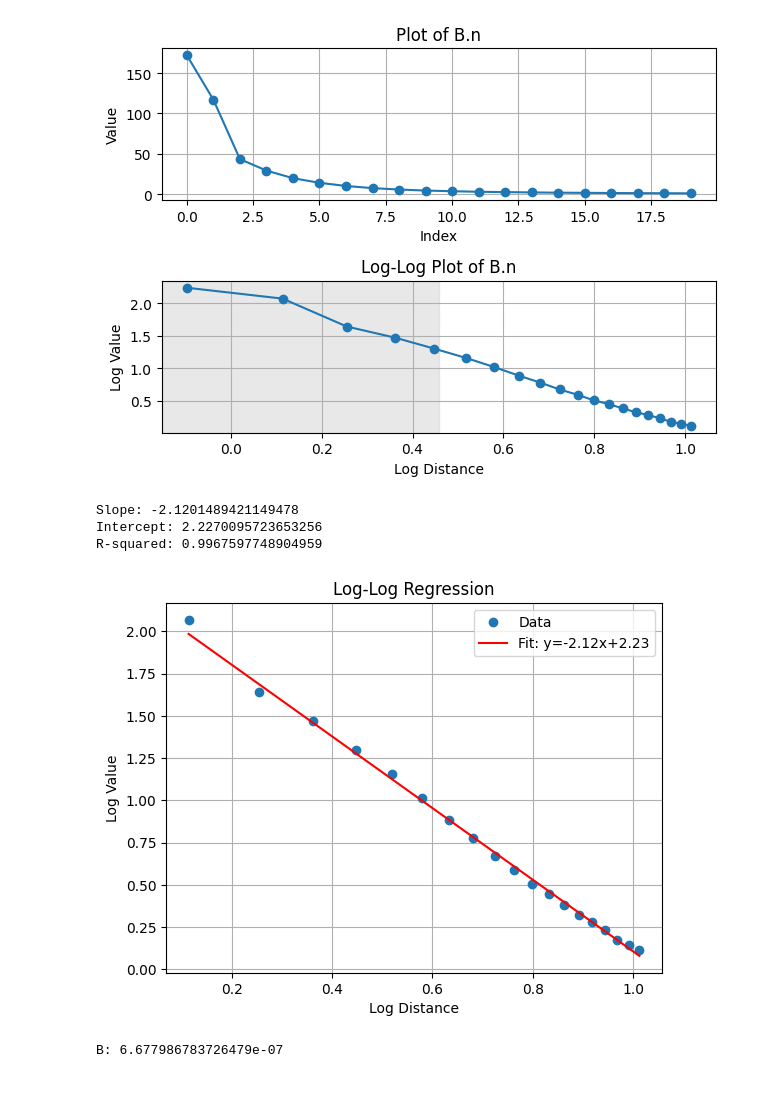
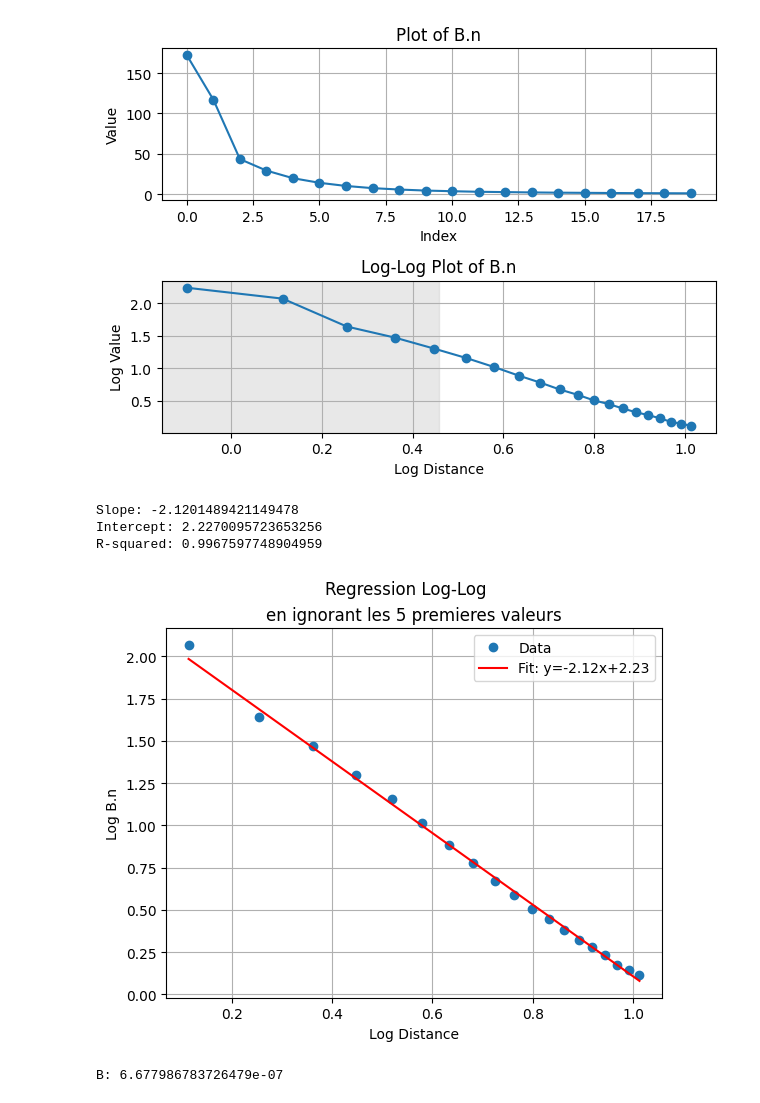
Before and after one commit to FuriousBird/TIPE_Dynamo, a Jupyter notebook: teslametre/modelisation_dist.ipynb, the cells around one changed output. Drawn from its saved outputs; the diff is of its cells as text; code cells hidden in the pictures.

```diff
--- a/teslametre/modelisation.ipynb
+++ b/teslametre/modelisation_dist.ipynb
@@ -37,29 +42,30 @@ plt.show()
 # %%
 from scipy.stats import linregress
 
 # Perform linear regression on the log-log data
 N = 5 #number of points to skip
 slope, intercept, r_value, p_value, std_err = linregress(logdist[N:], logvals[N:])  # Exclude -inf value at index 0
 
 print(f"Slope: {slope}")
 print(f"Intercept: {intercept}")
 print(f"R-squared: {r_value**2}")
 
 # Plot the regression line along with the data
 plt.figure()
 plt.plot(logdist[1:], logvals[1:], 'o', label='Data')  # Exclude -inf value at index 0
 plt.plot(logdist[1:], slope * logdist[1:] + intercept, 'r', label=f'Fit: y={slope:.2f}x+{intercept:.2f}')
 plt.xlabel('Log Distance')
-plt.ylabel('Log Value')
-plt.title('Log-Log Regression')
+plt.ylabel('Log B.n')
+plt.suptitle("Regression Log-Log")
+plt.title('en ignorant les 5 premieres valeurs')
 plt.legend()
 plt.grid(True)
 plt.show()
 # %% [output]
 Slope: -2.1201489421149478
 Intercept: 2.2270095723653256
 R-squared: 0.9967597748904959
-[figure, old version]
+[figure, new version]
 # %%
 import math
 
```
Also changed, not shown: parts of 1 cell of this notebook, 1 other file.
